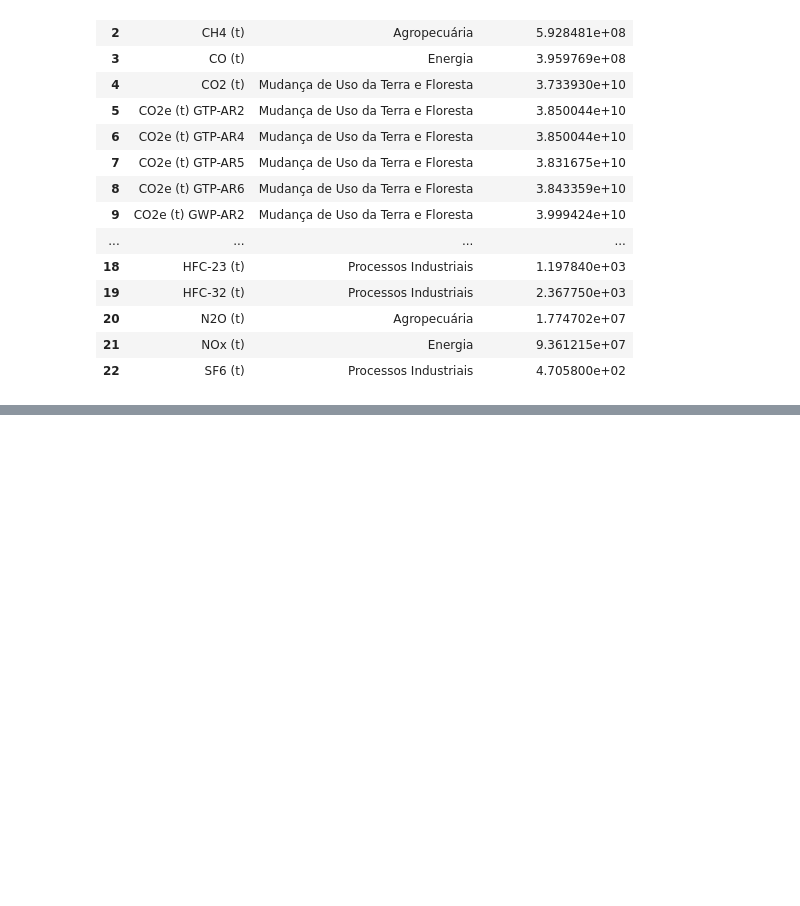
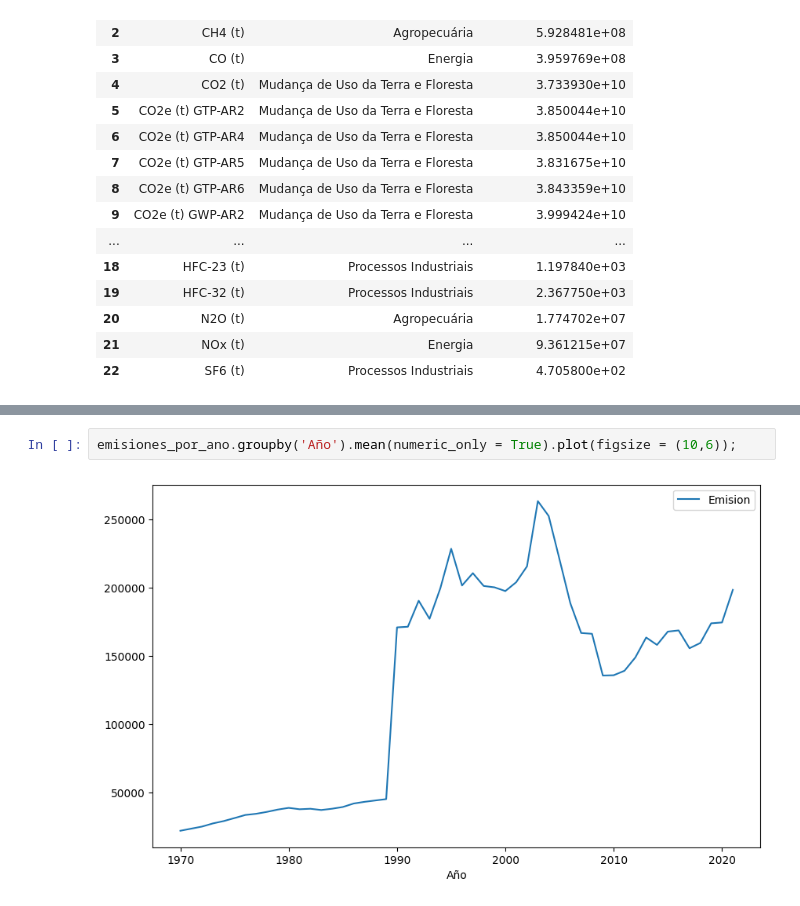
Before and after one commit to RubenAndreeB/AluraCourse, a Jupyter notebook: Seleccion_y_agrupamiento_de_datos_con_pandas.ipynb, the cells around one changed output, grey strips where cells are left out. Cells and saved outputs as stored; diff of their text form; blank space fills up the shorter version.

```diff
--- a/Seleccion_y_agrupamiento_de_datos_con_pandas.ipynb
+++ b/Seleccion_y_agrupamiento_de_datos_con_pandas.ipynb
@@ -502,0 +560,4 @@ tabla_totalizada
+# %%
+emisiones_por_ano.groupby('Año').mean(numeric_only = True).plot(figsize = (10,6));
+# %% [output]
+[figure, added]
```
Also changed, not shown: parts of 12 cells of this notebook.
